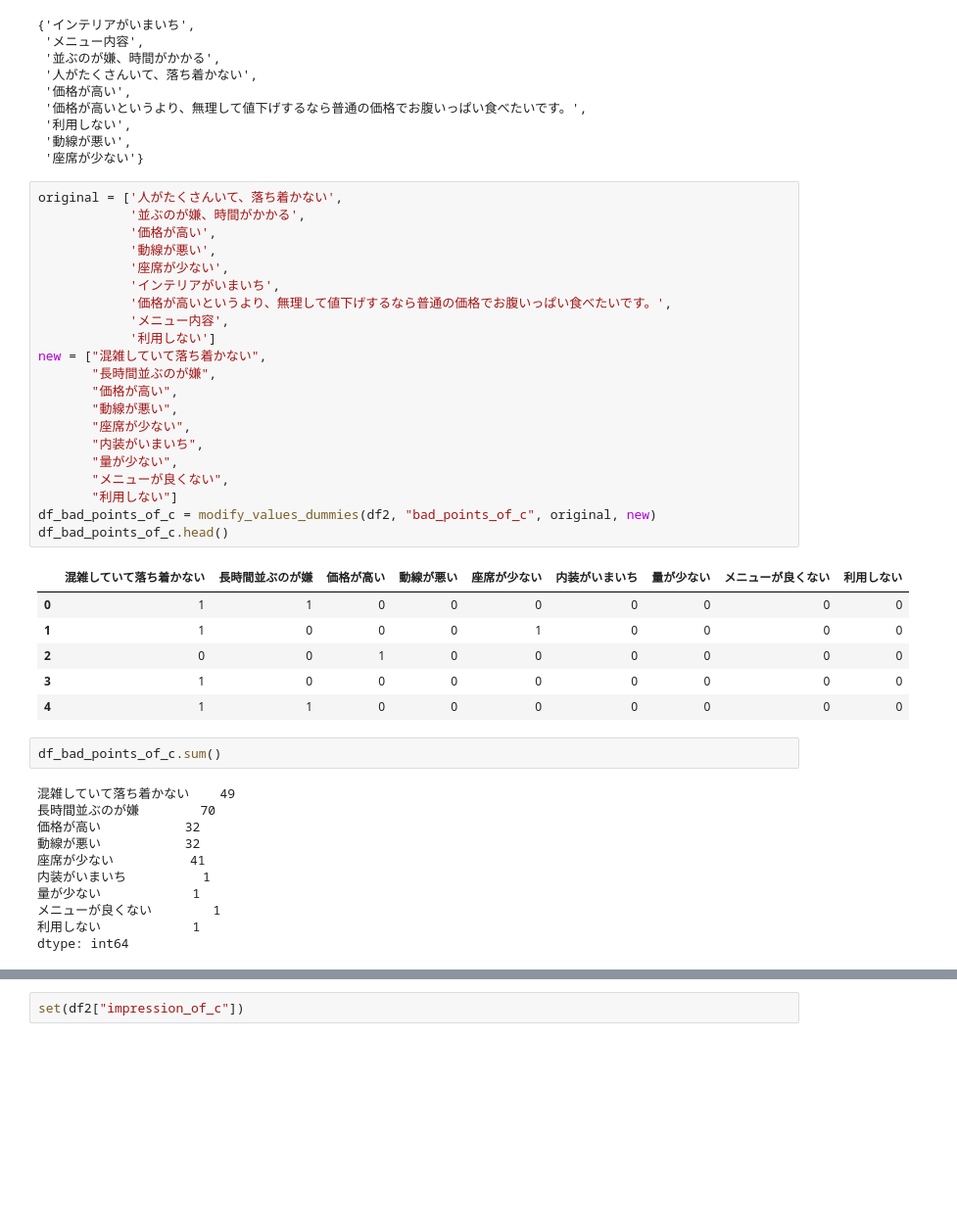
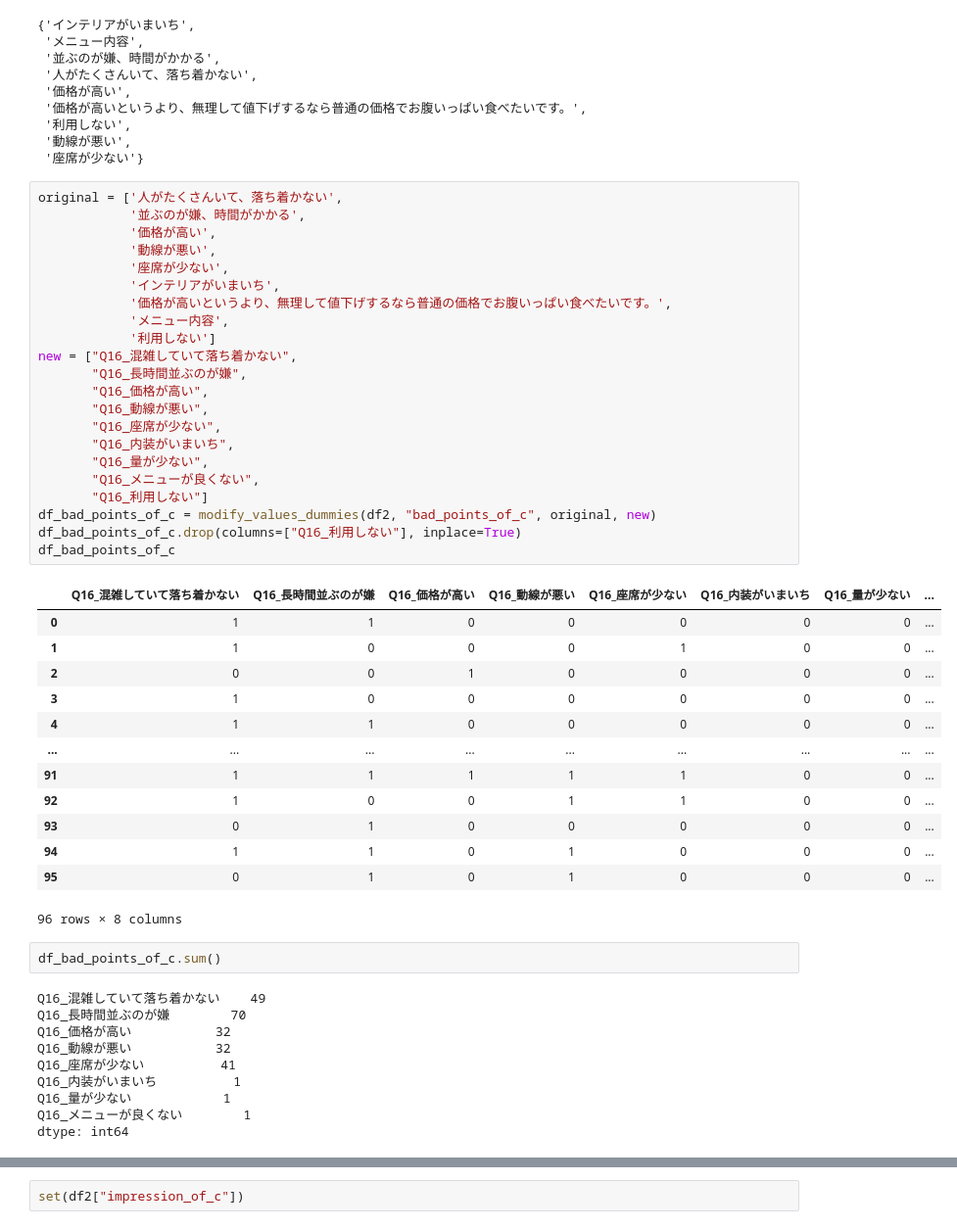
Before and after one commit to ohata-y/coop_iot, a Jupyter notebook: main.ipynb, the cells around one changed output, grey strips where cells are left out. Shown at 98% size. Cells and saved outputs as stored; diff of their text form; blank space fills up the shorter version.

```diff
--- a/main.ipynb
+++ b/main.ipynb
@@ -702,41 +909,48 @@ unique_values
 # %%
 original = ['人がたくさんいて、落ち着かない',
             '並ぶのが嫌、時間がかかる',
             '価格が高い',
             '動線が悪い',
             '座席が少ない',
             'インテリアがいまいち',
             '価格が高いというより、無理して値下げするなら普通の価格でお腹いっぱい食べたいです。',
             'メニュー内容',
             '利用しない']
-new = ["混雑していて落ち着かない",
-       "長時間並ぶのが嫌",
-       "価格が高い",
-       "動線が悪い",
-       "座席が少ない",
-       "内装がいまいち",
-       "量が少ない",
-       "メニューが良くない",
-       "利用しない"]
+new = ["Q16_混雑していて落ち着かない",
+       "Q16_長時間並ぶのが嫌",
+       "Q16_価格が高い",
+       "Q16_動線が悪い",
+       "Q16_座席が少ない",
+       "Q16_内装がいまいち",
+       "Q16_量が少ない",
+       "Q16_メニューが良くない",
+       "Q16_利用しない"]
 df_bad_points_of_c = modify_values_dummies(df2, "bad_points_of_c", original, new)
-df_bad_points_of_c.head()
+df_bad_points_of_c.drop(columns=["Q16_利用しない"], inplace=True)
+df_bad_points_of_c
 # %% [output]
-|  | 混雑していて落ち着かない | 長時間並ぶのが嫌 | 価格が高い | 動線が悪い | 座席が少ない | 内装がいまいち | 量が少ない | メニューが良くない | 利用しない |
-| 0 | 1 | 1 | 0 | 0 | 0 | 0 | 0 | 0 | 0 |
-| 1 | 1 | 0 | 0 | 0 | 1 | 0 | 0 | 0 | 0 |
-| 2 | 0 | 0 | 1 | 0 | 0 | 0 | 0 | 0 | 0 |
-| 3 | 1 | 0 | 0 | 0 | 0 | 0 | 0 | 0 | 0 |
-| 4 | 1 | 1 | 0 | 0 | 0 | 0 | 0 | 0 | 0 |
+|  | Q16_混雑していて落ち着かない | Q16_長時間並ぶのが嫌 | Q16_価格が高い | Q16_動線が悪い | Q16_座席が少ない | Q16_内装がいまいち | Q16_量が少ない | ... |
+| 0 | 1 | 1 | 0 | 0 | 0 | 0 | 0 | ... |
+| 1 | 1 | 0 | 0 | 0 | 1 | 0 | 0 | ... |
+| 2 | 0 | 0 | 1 | 0 | 0 | 0 | 0 | ... |
+| 3 | 1 | 0 | 0 | 0 | 0 | 0 | 0 | ... |
+| 4 | 1 | 1 | 0 | 0 | 0 | 0 | 0 | ... |
+| ... | ... | ... | ... | ... | ... | ... | ... | ... |
+| 91 | 1 | 1 | 1 | 1 | 1 | 0 | 0 | ... |
+| 92 | 1 | 0 | 0 | 1 | 1 | 0 | 0 | ... |
+| 93 | 0 | 1 | 0 | 0 | 0 | 0 | 0 | ... |
+| 94 | 1 | 1 | 0 | 1 | 0 | 0 | 0 | ... |
+| 95 | 0 | 1 | 0 | 1 | 0 | 0 | 0 | ... |
+96 rows × 8 columns
 # %%
 df_bad_points_of_c.sum()
 # %% [output]
-混雑していて落ち着かない    49
-長時間並ぶのが嫌        70
-価格が高い           32
-動線が悪い           32
-座席が少ない          41
-内装がいまいち          1
-量が少ない            1
-メニューが良くない        1
-利用しない            1
+Q16_混雑していて落ち着かない    49
+Q16_長時間並ぶのが嫌        70
+Q16_価格が高い           32
+Q16_動線が悪い           32
+Q16_座席が少ない          41
+Q16_内装がいまいち          1
+Q16_量が少ない            1
+Q16_メニューが良くない        1
 dtype: int64
```
Also changed, not shown: parts of 142 cells of this notebook, 2 other files.
